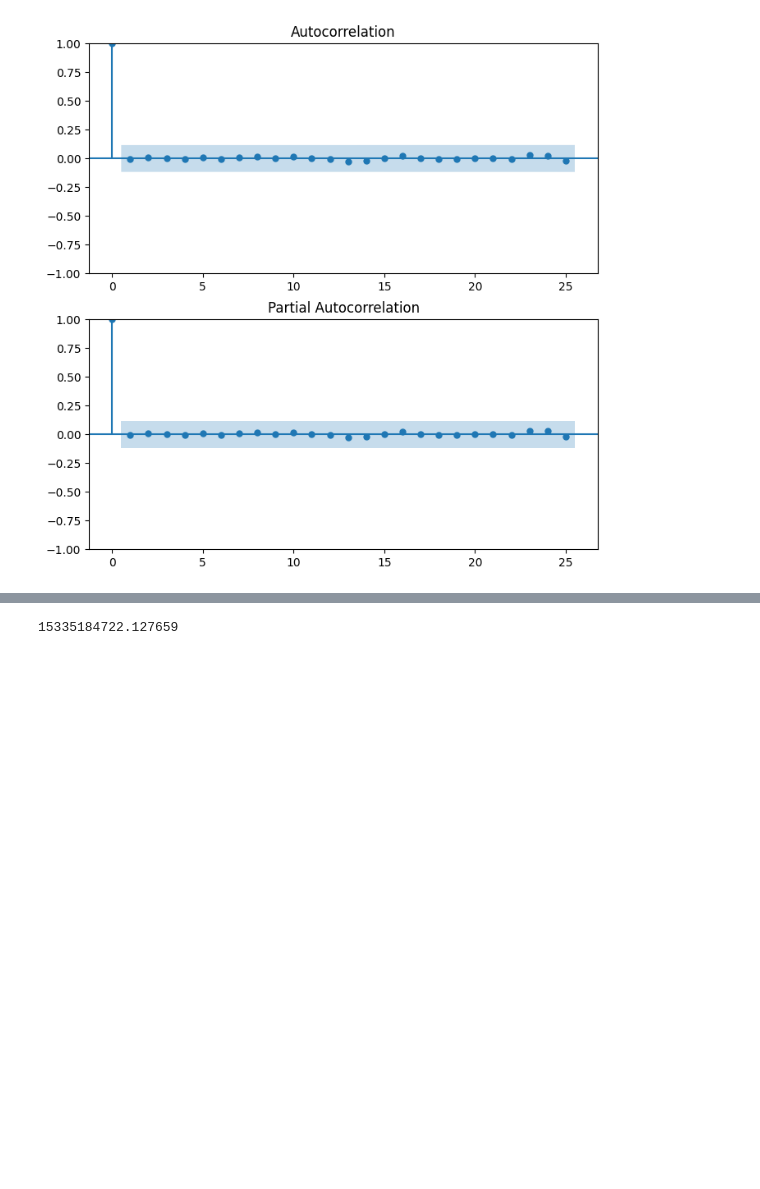
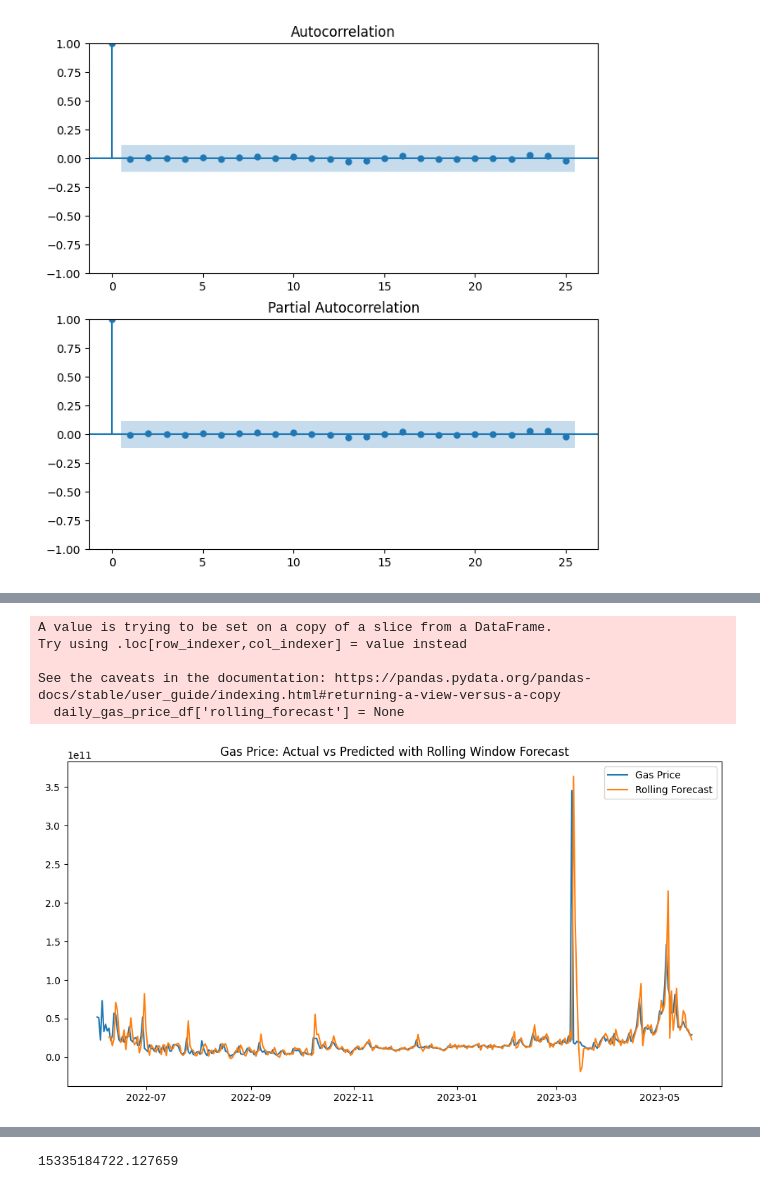
Before and after one commit to Xipilscode/AuthentiChain-Authenticity_Verification_Platform, a Jupyter notebook: ml_research.ipynb, the cells around one changed output, grey strips where cells are left out. Saved outputs shown, nothing was run; the diff lists cells and outputs as text; code cells hidden in the pictures; blank space fills up the shorter version.

Commit message:
Alex_ARIMA model updated with 7days rolling
Alex_ARIMA model updated with 7days rolling window. Updated forecast plot. Model saved.

```diff
--- a/ml_research.ipynb
+++ b/ml_research.ipynb
@@ -686,0 +608,26 @@ Root Mean Squared Error: 32525660378.88159
+# %%
+# Define a function for the rolling forecast using ARIMA model
+def arima_rolling_forecast(train, order, window_size=7):
+    """
+    Perform a rolling forecast using an ARIMA model with specified window size.
+
+    Parameters:
+    train (array-like): The training data.
+    order (tuple): The order of the ARIMA model.
+    window_size (int): The size of the rolling window.
+
+    Returns:
+    predictions (list): The forecasts for the test data.
+    """
+    predictions = []
+
+    for i in range(0, len(train) - window_size):
+        # Fit the ARIMA model on a window of data and make a one-step forecast
+        window_data = train[i: i + window_size]
+        model = ARIMA(window_data, order=order)
+        model_fit = model.fit()
+        yhat = model_fit.forecast()[0]
+        # Add the forecast to the list of predictions
+        predictions.append(yhat)
+
+    return predictions
@@ -686,0 +637,22 @@ Root Mean Squared Error: 32525660378.88159
+# %%
+# Use the function to forecast the test data
+rolling_forecast = arima_rolling_forecast(daily_gas_price_df['gas_price'].values, order, window_size=7)
+
+# Add the rolling forecast to the DataFrame
+daily_gas_price_df['rolling_forecast'] = None
+daily_gas_price_df.loc[daily_gas_price_df.index[7:7+len(rolling_forecast)], 'rolling_forecast'] = rolling_forecast
+# %% [output]
+A value is trying to be set on a copy of a slice from a DataFrame.
+Try using .loc[row_indexer,col_indexer] = value instead
+
+See the caveats in the documentation: https://pandas.pydata.org/pandas-docs/stable/user_guide/indexing.html#returning-a-view-versus-a-copy
+  daily_gas_price_df['rolling_forecast'] = None
+# %%
+plt.figure(figsize=(12,6))
+plt.plot(daily_gas_price_df.index, daily_gas_price_df['gas_price'], label='Gas Price')
+plt.plot(daily_gas_price_df.index, daily_gas_price_df['rolling_forecast'], label='Rolling Forecast')
+plt.legend(loc='best')
+plt.title('Gas Price: Actual vs Predicted with Rolling Window Forecast')
+plt.show()
+# %% [output]
+[figure, added]
```
Also changed, not shown: parts of 31 cells of this notebook, 1 other file.
